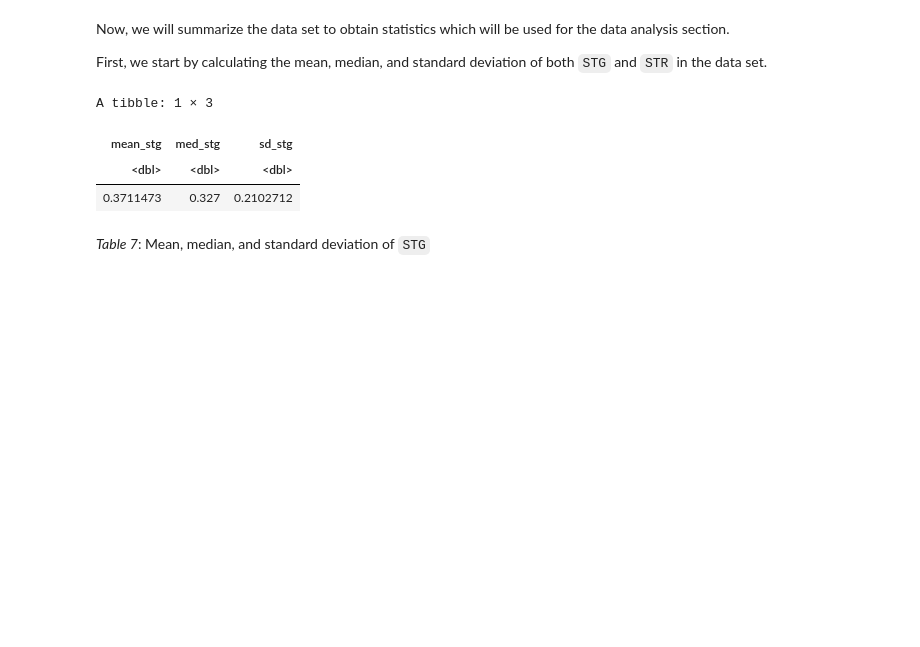
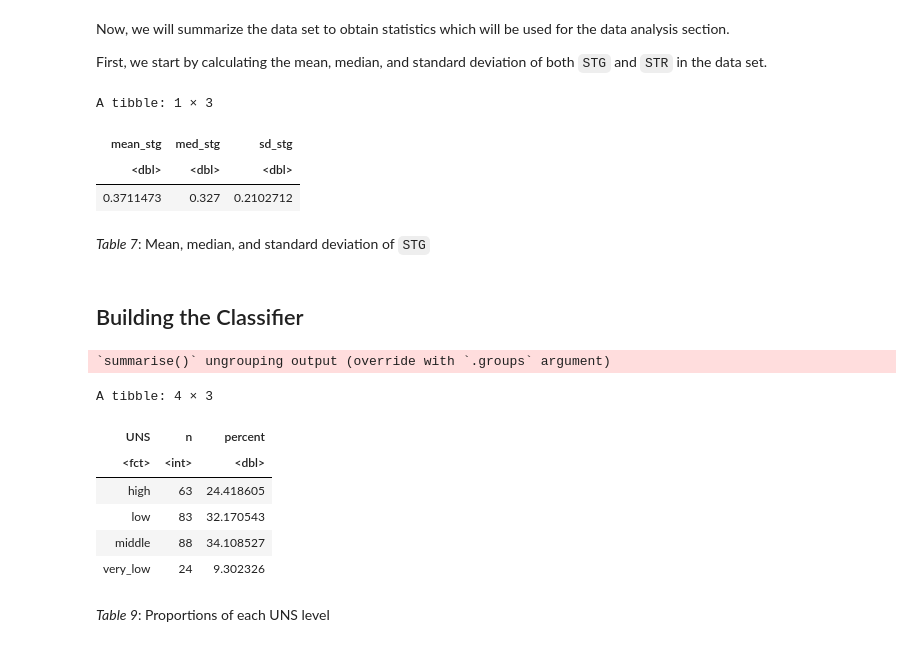
Before and after one commit to Wills-Hao/DSCI-100-project, a Jupyter notebook: final_group_project.ipynb, the cells around one changed output. Cells and saved outputs as stored; diff of their text form; code cells hidden in the pictures; blank space fills up the shorter version.

Commit message:
added building the classifier

```diff
--- a/final_group_project.ipynb
+++ b/final_group_project.ipynb
@@ -273,3 +273,22 @@ A tibble: 1 × 3
 | 0.3711473 | 0.327 | 0.2102712 |
 # %% [markdown]
 *Table 7*: Mean, median, and standard deviation of `STG`
+# %% [markdown]
+## Building the Classifier
+# %%
+UNS_proportions <- user_knowledge %>%
+                      group_by(UNS) %>%
+                      summarize(n = n()) %>%
+                      mutate(percent = 100*n/nrow(user_knowledge))
+UNS_proportions
+# %% [output]
+`summarise()` ungrouping output (override with `.groups` argument)
+A tibble: 4 × 3
+| UNS | n | percent |
+| <fct> | <int> | <dbl> |
+| high | 63 | 24.418605 |
+| low | 83 | 32.170543 |
+| middle | 88 | 34.108527 |
+| very_low | 24 | 9.302326 |
+# %% [markdown]
+*Table 9*: Proportions of each UNS level
```
Also changed, not shown: parts of 13 cells of this notebook.
